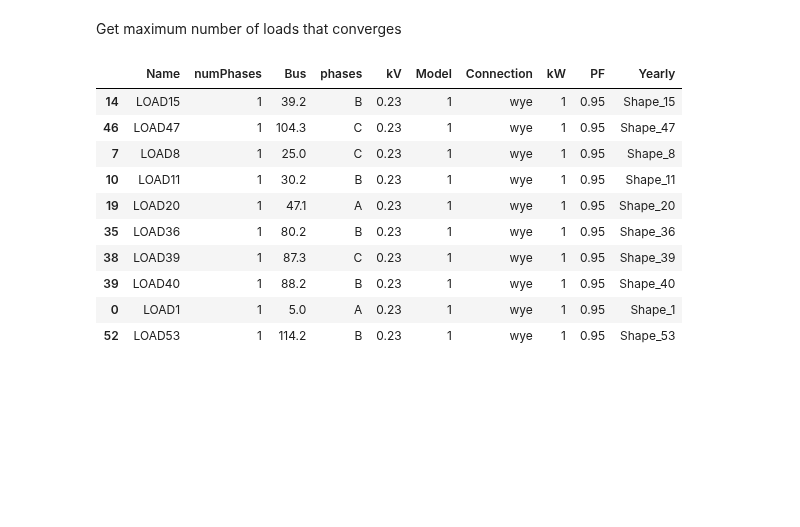
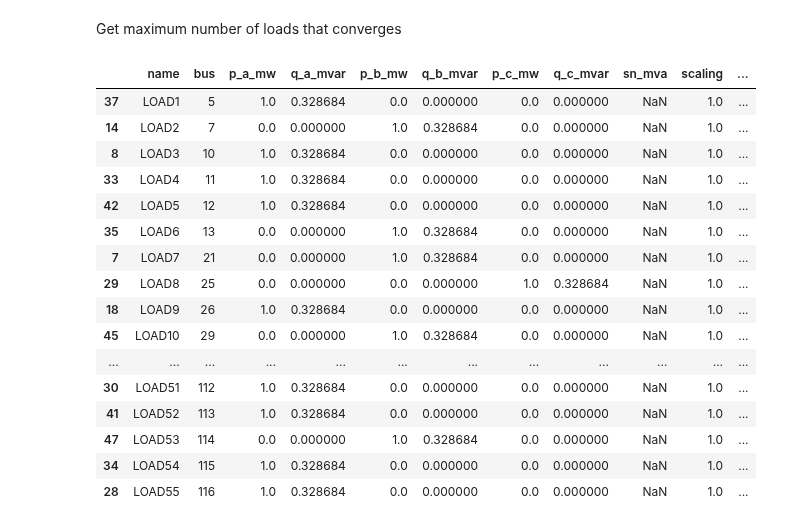
Before and after one commit to antoniovitorvb/IST-thesis-hosting-capacity, a Jupyter notebook: code/power_debug.ipynb, the cells around one changed output. Drawn from its saved outputs; the diff is of its cells as text; code cells hidden in the pictures; blank space fills up the shorter version.

Commit message:
feat: farthest load increment

```diff
--- a/code/power_debug.ipynb
+++ b/code/power_debug.ipynb
@@ -347,28 +347,13 @@ export_results("full_network_results.xlsx", net, max_iteration=1000, tolerance_m
 pandapower.powerflow.LoadflowNotConverged('Power Flow nr did not converge after 1000 iterations!')
 # %% [markdown]
 Get maximum number of loads that converges
-# %%
-sample_loads = loads_df.sample(10)
-sample_loads
-# %% [output]
-|  | Name | numPhases | Bus | phases | kV | Model | Connection | kW | PF | Yearly |
-| 14 | LOAD15 | 1 | 39.2 | B | 0.23 | 1 | wye | 1 | 0.95 | Shape_15 |
-| 46 | LOAD47 | 1 | 104.3 | C | 0.23 | 1 | wye | 1 | 0.95 | Shape_47 |
-| 7 | LOAD8 | 1 | 25.0 | C | 0.23 | 1 | wye | 1 | 0.95 | Shape_8 |
-| 10 | LOAD11 | 1 | 30.2 | B | 0.23 | 1 | wye | 1 | 0.95 | Shape_11 |
-| 19 | LOAD20 | 1 | 47.1 | A | 0.23 | 1 | wye | 1 | 0.95 | Shape_20 |
-| 35 | LOAD36 | 1 | 80.2 | B | 0.23 | 1 | wye | 1 | 0.95 | Shape_36 |
-| 38 | LOAD39 | 1 | 87.3 | C | 0.23 | 1 | wye | 1 | 0.95 | Shape_39 |
-| 39 | LOAD40 | 1 | 88.2 | B | 0.23 | 1 | wye | 1 | 0.95 | Shape_40 |
-| 0 | LOAD1 | 1 | 5.0 | A | 0.23 | 1 | wye | 1 | 0.95 | Shape_1 |
-| 52 | LOAD53 | 1 | 114.2 | B | 0.23 | 1 | wye | 1 | 0.95 | Shape_53 |
 # %%
 N = 1000
 batch = list(range(45, 51))
 
 batch_loads = {}
 batch_bus = {}
-for b in list(range(30, 51)):
+for b in batch:
     for i in range(N):
         sample_loads = loads_df.sample(b)
 
@@ -399,6 +384,26 @@ for b in list(range(30, 51)):
             batch_loads[b] = list(net.asymmetric_load['name'])
             batch_bus[b] = list(net.asymmetric_load['bus'])
             break
+# %%
+pd.DataFrame(net.asymmetric_load).sort_values(by='bus')
+# %% [output]
+|  | name | bus | p_a_mw | q_a_mvar | p_b_mw | q_b_mvar | p_c_mw | q_c_mvar | sn_mva | scaling | ... |
+| 37 | LOAD1 | 5 | 1.0 | 0.328684 | 0.0 | 0.000000 | 0.0 | 0.000000 | NaN | 1.0 | ... |
+| 14 | LOAD2 | 7 | 0.0 | 0.000000 | 1.0 | 0.328684 | 0.0 | 0.000000 | NaN | 1.0 | ... |
+| 8 | LOAD3 | 10 | 1.0 | 0.328684 | 0.0 | 0.000000 | 0.0 | 0.000000 | NaN | 1.0 | ... |
+| 33 | LOAD4 | 11 | 1.0 | 0.328684 | 0.0 | 0.000000 | 0.0 | 0.000000 | NaN | 1.0 | ... |
+| 42 | LOAD5 | 12 | 1.0 | 0.328684 | 0.0 | 0.000000 | 0.0 | 0.000000 | NaN | 1.0 | ... |
+| 35 | LOAD6 | 13 | 0.0 | 0.000000 | 1.0 | 0.328684 | 0.0 | 0.000000 | NaN | 1.0 | ... |
+| 7 | LOAD7 | 21 | 0.0 | 0.000000 | 1.0 | 0.328684 | 0.0 | 0.000000 | NaN | 1.0 | ... |
+| 29 | LOAD8 | 25 | 0.0 | 0.000000 | 0.0 | 0.000000 | 1.0 | 0.328684 | NaN | 1.0 | ... |
+| 18 | LOAD9 | 26 | 1.0 | 0.328684 | 0.0 | 0.000000 | 0.0 | 0.000000 | NaN | 1.0 | ... |
+| 45 | LOAD10 | 29 | 0.0 | 0.000000 | 1.0 | 0.328684 | 0.0 | 0.000000 | NaN | 1.0 | ... |
+| ... | ... | ... | ... | ... | ... | ... | ... | ... | ... | ... | ... |
+| 30 | LOAD51 | 112 | 1.0 | 0.328684 | 0.0 | 0.000000 | 0.0 | 0.000000 | NaN | 1.0 | ... |
+| 41 | LOAD52 | 113 | 1.0 | 0.328684 | 0.0 | 0.000000 | 0.0 | 0.000000 | NaN | 1.0 | ... |
+| 47 | LOAD53 | 114 | 0.0 | 0.000000 | 1.0 | 0.328684 | 0.0 | 0.000000 | NaN | 1.0 | ... |
+| 34 | LOAD54 | 115 | 1.0 | 0.328684 | 0.0 | 0.000000 | 0.0 | 0.000000 | NaN | 1.0 | ... |
+| 28 | LOAD55 | 116 | 1.0 | 0.328684 | 0.0 | 0.000000 | 0.0 | 0.000000 | NaN | 1.0 | ... |
 # %%
 from pandapower.file_io import to_json
 
```
Also changed, not shown: 8 other files.
